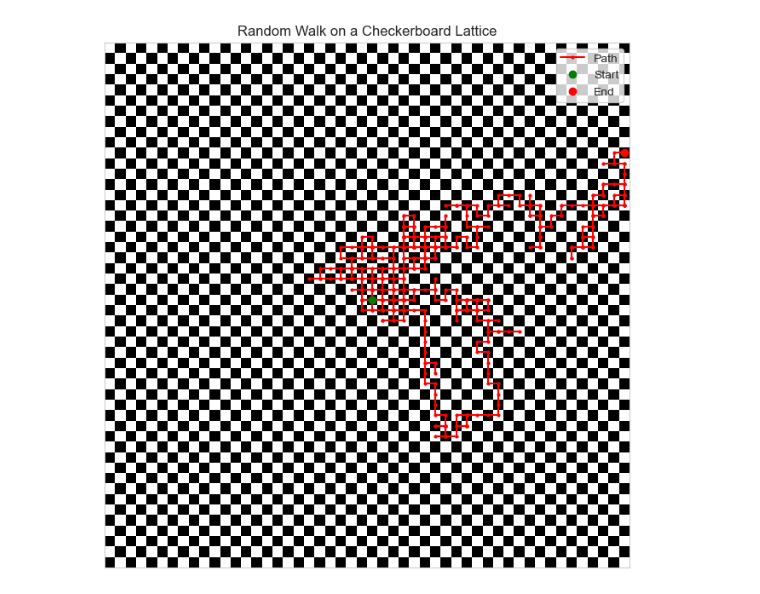
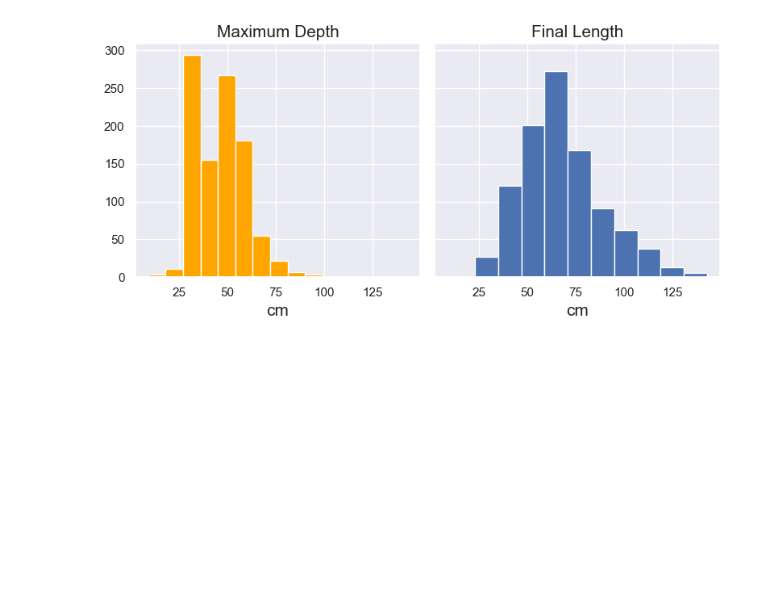
Before and after one commit to amitaanand9/glacier-percolation, a Jupyter notebook: test.ipynb, the cells around one changed output. Cells and saved outputs as stored; diff of their text form; code cells hidden in the pictures; blank space fills up the shorter version.

```diff
--- a/test.ipynb
+++ b/test.ipynb
@@ -239,58 +264,14 @@ Walk terminated
-# %%
-import numpy as np
-import matplotlib.pyplot as plt
-
-# Set random seed for reproducibility
-np.random.seed(42)
-
-# Parameters
-num_steps = 500
-grid_size = 50  # how big to make the checkerboard
-
-# Generate checkerboard background
-checkerboard = np.indices((grid_size, grid_size)).sum(axis=0) % 2
-
-# Possible moves: up, down, left, right
-moves = {
-    'up': np.array([0, 1]),
-    'down': np.array([0, -1]),
-    'left': np.array([-1, 0]),
-    'right': np.array([1, 0])
-}
-
-# Randomly choose steps
-choices = np.random.choice(list(moves.keys()), size=num_steps)
-
-# Start at the center of the grid
-position = np.array([grid_size // 2, grid_size // 2])
-positions = [position.copy()]
-
-# Build the path
-for move in choices:
-    position += moves[move]
-    # Keep the walker inside the grid
-    position = np.clip(position, 0, grid_size - 1)
-    positions.append(position.copy())
-
-positions = np.array(positions)
-
-# Plotting
-fig, ax = plt.subplots(figsize=(8, 8))
-
-# Plot the checkerboard
-ax.imshow(checkerboard, cmap='gray', origin='lower')
-
-# Plot the random walk
-ax.plot(positions[:, 0], positions[:, 1], '-o', color='red', markersize=2, label='Path')
-ax.plot(positions[0, 0], positions[0, 1], 'go', label='Start')  # Start point
-ax.plot(positions[-1, 0], positions[-1, 1], 'ro', label='End')   # End point
-
-ax.set_title('Random Walk on a Checkerboard Lattice')
-ax.set_xlim(-0.5, grid_size - 0.5)
-ax.set_ylim(-0.5, grid_size - 0.5)
-ax.set_xticks([])
-ax.set_yticks([])
-ax.legend()
-plt.show()
-# %% [output]
-[figure, removed]
+# %%
+fig, ax = plt.subplots(nrows=1, ncols=2, figsize=(8, 4), sharex=True, sharey=True)
+ax[0].hist(depths, color='orange')
+ax[1].hist(lengths)
+
+ax[0].set_title("Maximum Depth", fontsize=15)
+ax[1].set_title("Final Length", fontsize=15)
+ax[0].set_xlabel("cm", fontsize = 15)
+ax[1].set_xlabel("cm", fontsize = 15)
+plt.tight_layout()
+
+plt.savefig('histograms.png')
+# %% [output]
+[figure, added]
```
Also changed, not shown: parts of 6 cells of this notebook, 7 other files.
